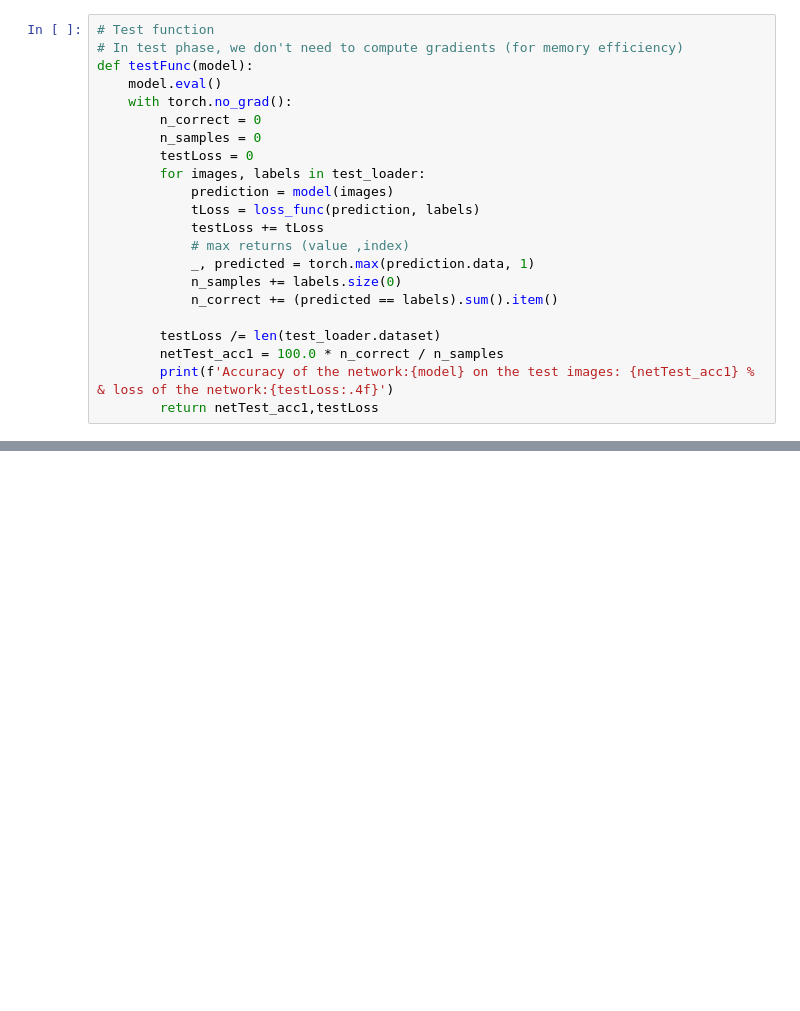
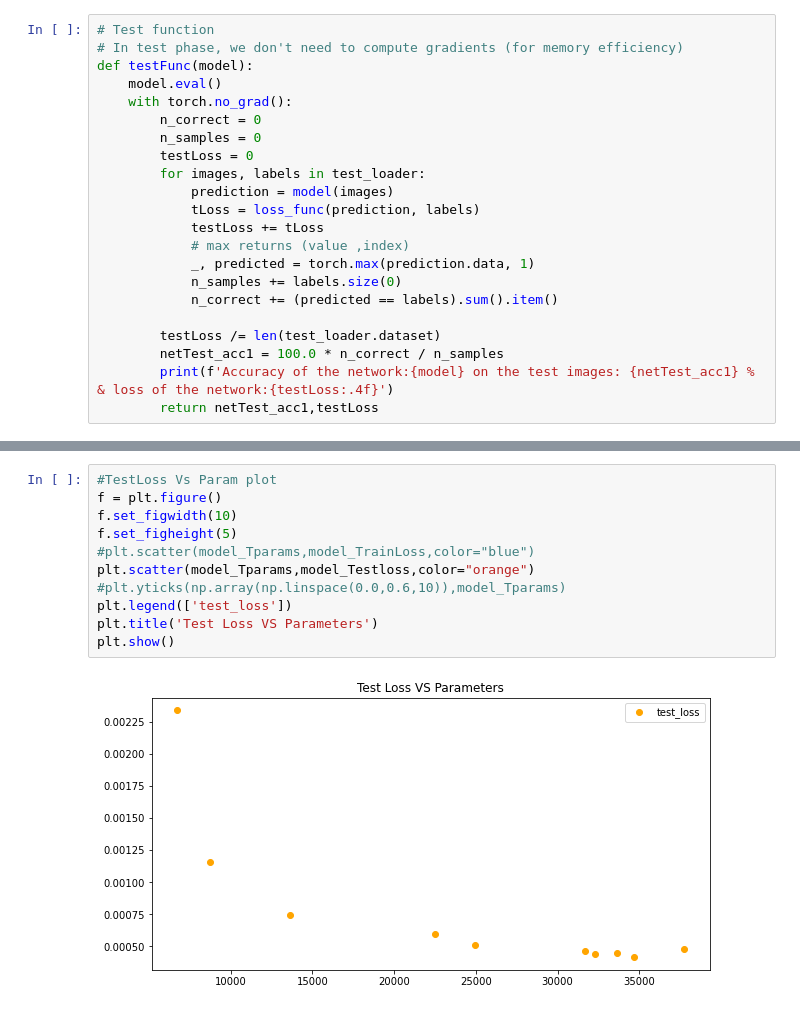
Before and after one commit to DineshchandarR/CPSC-8430-Deep-Learning-001, a Jupyter notebook: HW1/HW1.3_No_of_ParamVSGenP0.ipynb, the cells around one changed output, grey strips where cells are left out. Drawn from its saved outputs; the diff is of its cells as text; blank space fills up the shorter version.

```diff
--- a/HW1/HW1.3_No_of_ParamVSGenP0.ipynb
+++ b/HW1/HW1.3_No_of_ParamVSGenP0.ipynb
@@ -545,3 +557,16 @@ plt.show()
+# %%
+#TestLoss Vs Param plot
+f = plt.figure()
+f.set_figwidth(10)
+f.set_figheight(5)
+#plt.scatter(model_Tparams,model_TrainLoss,color="blue")
+plt.scatter(model_Tparams,model_Testloss,color="orange")
+#plt.yticks(np.array(np.linspace(0.0,0.6,10)),model_Tparams)
+plt.legend(['test_loss'])
+plt.title('Test Loss VS Parameters')
+plt.show()
+# %% [output]
+[figure, added]
 # %%
 model_Testloss
 # %% [output]
```
Also changed, not shown: parts of 8 cells of this notebook, 1 other file.
